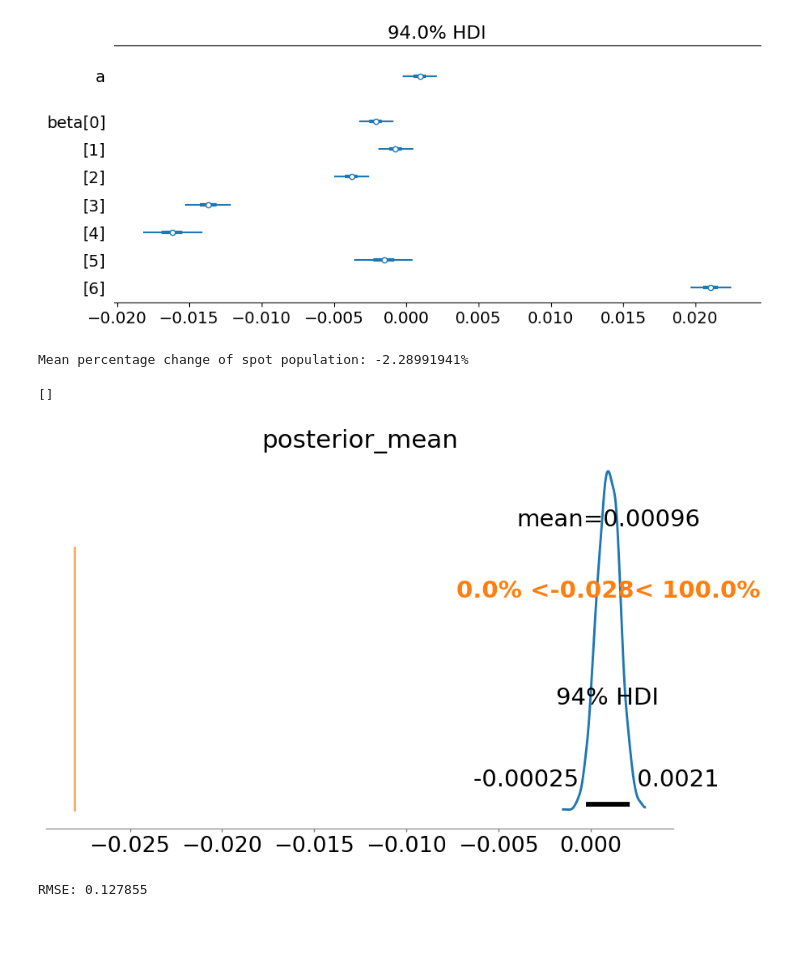
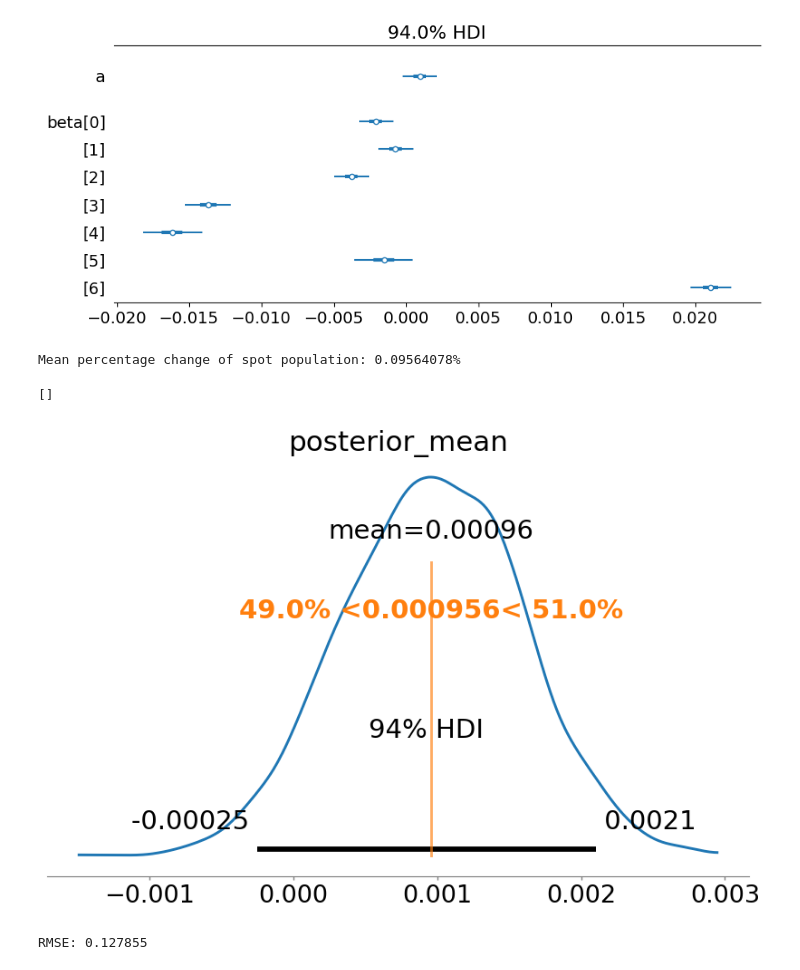
Before and after one commit to luckyp71/bayesian_analysis_on_digital_asset, a Jupyter notebook: 2_price_prediction.ipynb, the cells around one changed output. Saved outputs shown, nothing was run; the diff lists cells and outputs as text; code cells hidden in the pictures; blank space fills up the shorter version.

```diff
--- a/2_price_prediction.ipynb
+++ b/2_price_prediction.ipynb
@@ -145,16 +145,16 @@ plt.plot()
 []
 [figure]
 # %%
-spot_population_mean_5pct_change = np.mean(df['window_5_pct_change_perp']) * 100
+spot_population_mean_5pct_change = np.mean(df['window_3_pct_change_perp']) * 100
 print(f"Mean percentage change of spot population: {spot_population_mean_5pct_change:.8f}%")
 # %% [output]
-Mean percentage change of spot population: -2.28991941%
+Mean percentage change of spot population: 0.09564078%
 # %%
-az.plot_posterior(idata_5ms_t, var_names=['posterior_mean'], figsize=(10,6), ref_val=-0.028,hdi_prob=0.94)
+az.plot_posterior(idata_5ms_t, var_names=['posterior_mean'], figsize=(10,6), ref_val=0.000956,hdi_prob=0.94)
 plt.plot()
 # %% [output]
 []
-[figure, old version]
+[figure, new version]
 # %%
 y_pred_samples = idata_5ms_t.posterior_predictive["y"].stack(sample=("chain", "draw")).values
 y_pred_mean = y_pred_samples.mean(axis=1)
```
